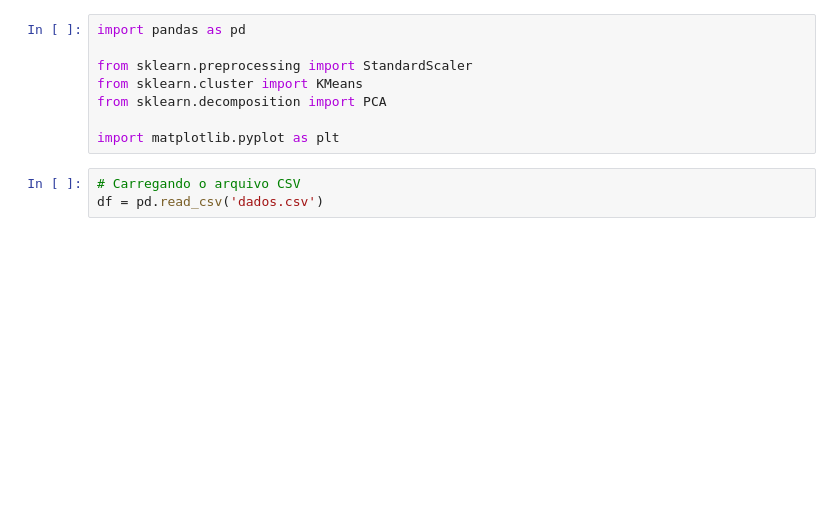
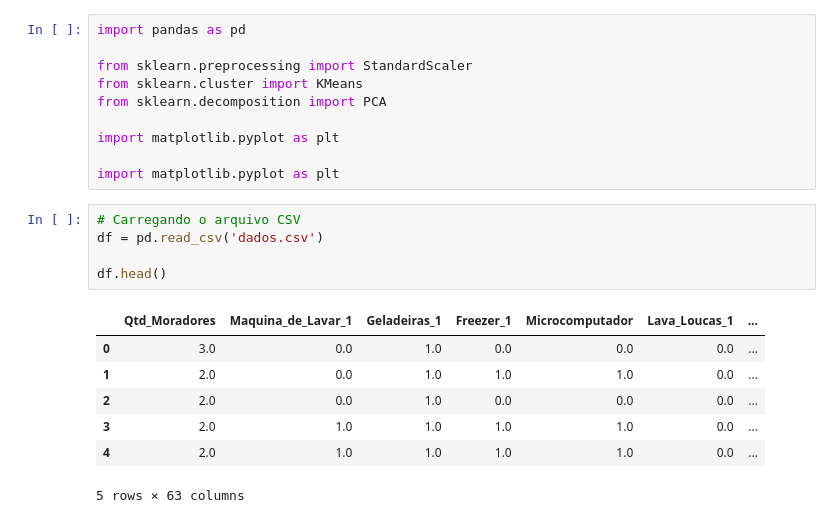
Before and after one commit to camazlucas/AprendizadodeMaquina2024.2, a Jupyter notebook: Clusterizacao.ipynb, the cells around one changed output. Cells and saved outputs as stored; diff of their text form; blank space fills up the shorter version.

```diff
--- a/Clusterizacao.ipynb
+++ b/Clusterizacao.ipynb
@@ -6,6 +6,18 @@ from sklearn.cluster import KMeans
 from sklearn.decomposition import PCA
 
 import matplotlib.pyplot as plt
+
+import matplotlib.pyplot as plt
 # %%
 # Carregando o arquivo CSV
 df = pd.read_csv('dados.csv')
+
+df.head()
+# %% [output]
+|  | Qtd_Moradores | Maquina_de_Lavar_1 | Geladeiras_1 | Freezer_1 | Microcomputador | Lava_Loucas_1 | ... |
+| 0 | 3.0 | 0.0 | 1.0 | 0.0 | 0.0 | 0.0 | ... |
+| 1 | 2.0 | 0.0 | 1.0 | 1.0 | 1.0 | 0.0 | ... |
+| 2 | 2.0 | 0.0 | 1.0 | 0.0 | 0.0 | 0.0 | ... |
+| 3 | 2.0 | 1.0 | 1.0 | 1.0 | 1.0 | 0.0 | ... |
+| 4 | 2.0 | 1.0 | 1.0 | 1.0 | 1.0 | 0.0 | ... |
+5 rows × 63 columns
```
Also changed, not shown: parts of 18 cells of this notebook.
